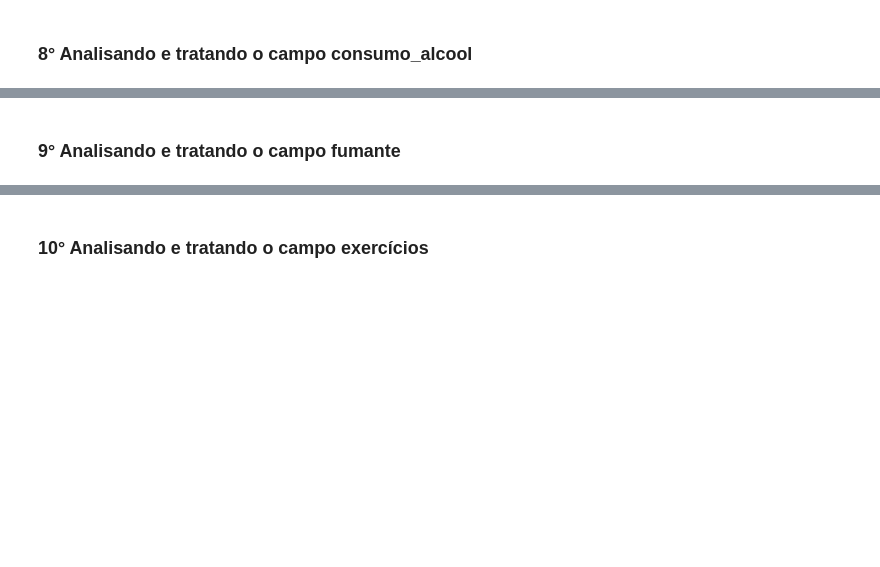
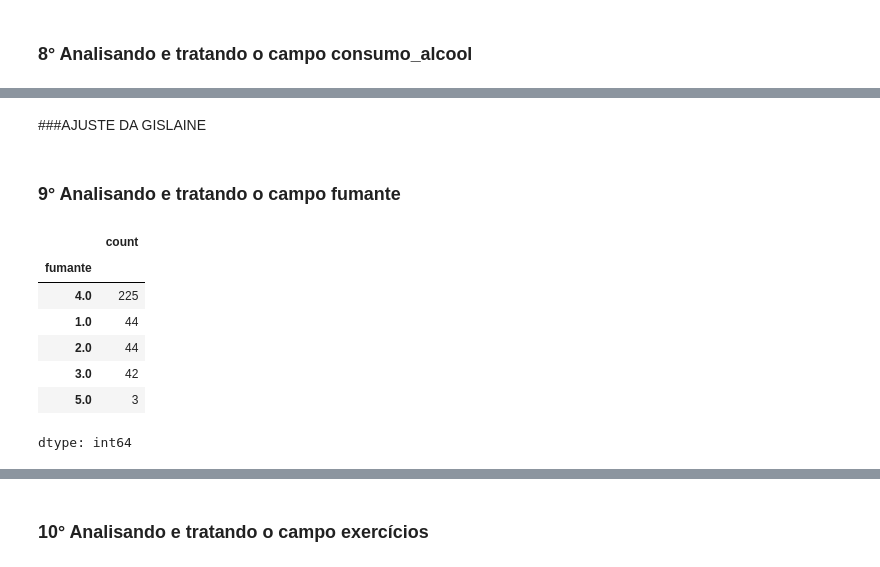
Before and after one commit to lalmeidaribeiro/MBA-AppliedStatistics-DataAnalysis, a Jupyter notebook: the_powerpuff_girls.ipynb, the cells around one changed output, grey strips where cells are left out. Drawn from its saved outputs; the diff is of its cells as text; code cells hidden in the pictures; blank space fills up the shorter version.

```diff
--- a/the_powerpuff_girls.ipynb
+++ b/the_powerpuff_girls.ipynb
@@ -600,2 +881,18 @@ dtype: int64
+# %% [markdown]
+###AJUSTE DA GISLAINE
 # %% [markdown]
 ### 9° Analisando e tratando o campo fumante
+# %%
+""" 1: Diariamente  - 2: Às vezes
+		3: Raramente    - 4: Nunca
+"""
+base["fumante"].value_counts()
+# %% [output]
+|  | count |
+| fumante |  |
+| 4.0 | 225 |
+| 1.0 | 44 |
+| 2.0 | 44 |
+| 3.0 | 42 |
+| 5.0 | 3 |
+dtype: int64
```
Also changed, not shown: parts of 41 cells of this notebook.
